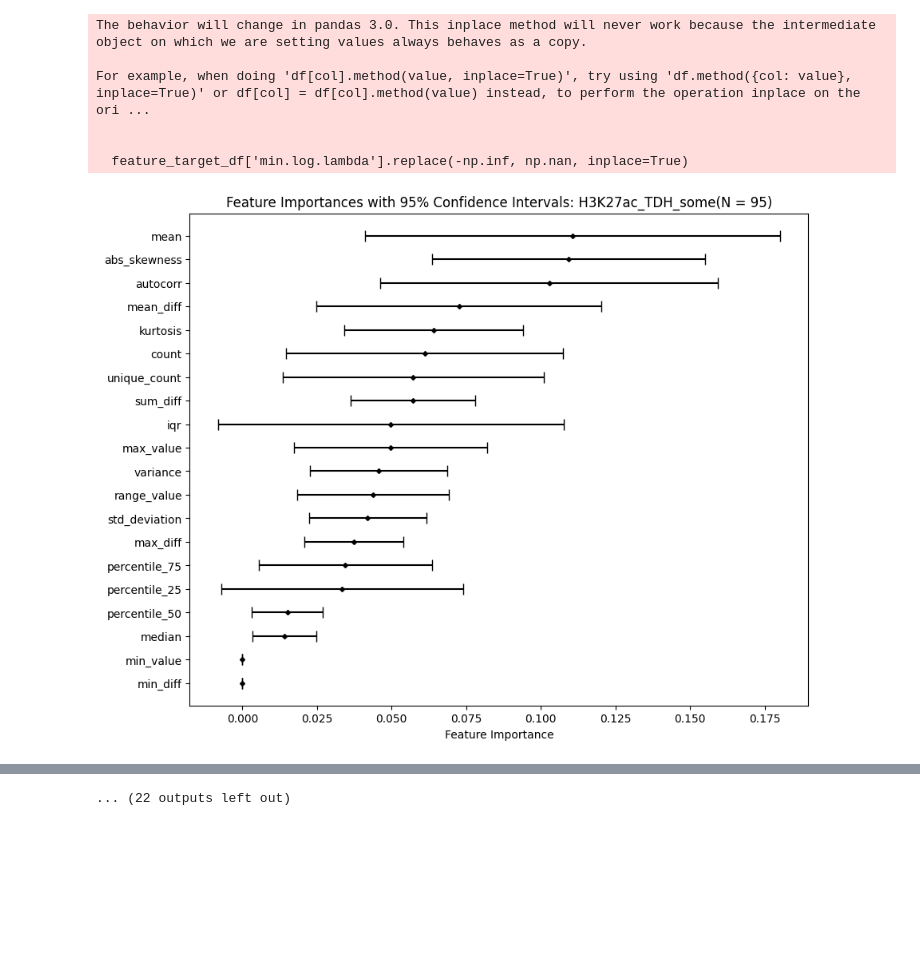
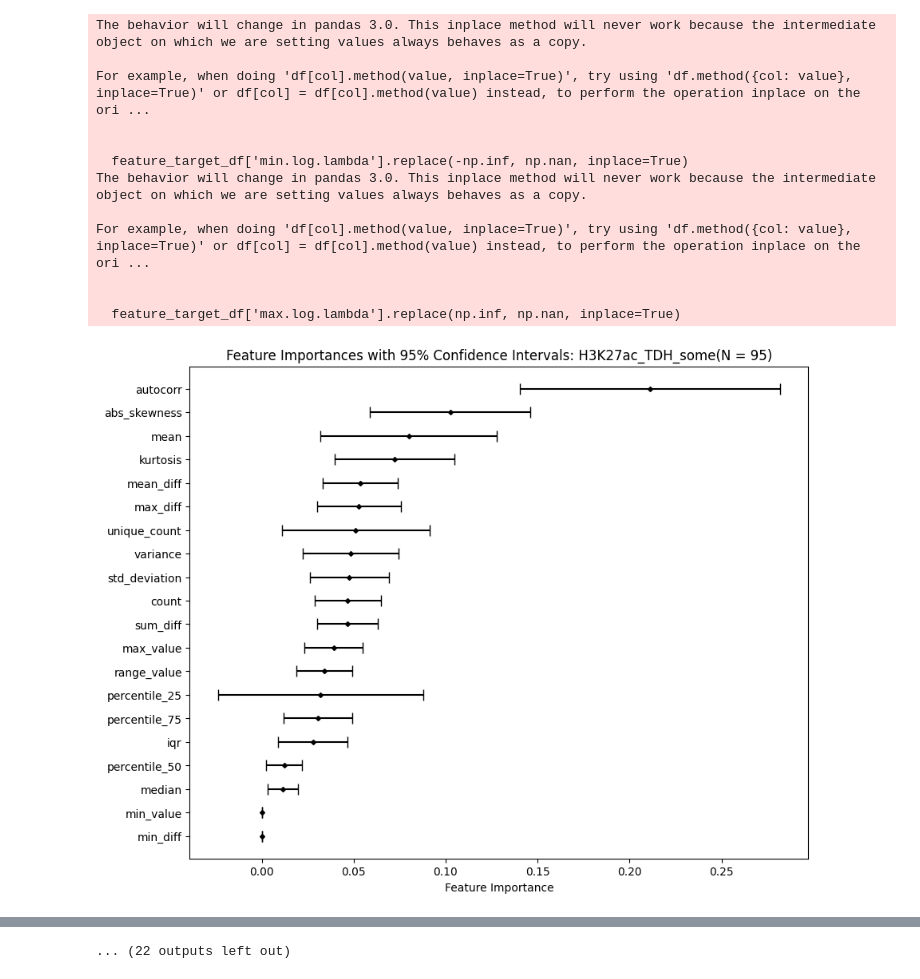
Before and after one commit to lamtung16/ML_ChangepointDetection_FeatureImportance, a Jupyter notebook: random_forest.ipynb, the cells around one changed output, grey strips where cells are left out. Cells and saved outputs as stored; diff of their text form; code cells hidden in the pictures; blank space fills up the shorter version.

```diff
--- a/random_forest.ipynb
+++ b/random_forest.ipynb
@@ -9,49 +9,71 @@ import os
 folder_path = 'data'
 datasets = [name for name in os.listdir(folder_path) if os.path.isdir(os.path.join(folder_path, name))]
 # %%
-# Load the dataset
 for dataset in datasets:
     feature_df = pd.read_csv('data/' + dataset + '/features.csv')
     target_df = pd.read_csv('data/' + dataset + '/target.csv')
 
     # Drop the specified columns from target_df
-    target_df_filtered = target_df.drop(columns=['sequenceID', 'max.log.lambda'])
+    target_df_filtered = target_df.drop(columns=['sequenceID'])
 
     # Concatenate feature_df and the filtered target_df
     feature_target_df = pd.concat([feature_df, target_df_filtered], axis=1)
 
-    # Replace -inf with NaN
+    # Replace -inf with NaN for 'min.log.lambda'
     feature_target_df['min.log.lambda'].replace(-np.inf, np.nan, inplace=True)
 
-    # Drop rows with NaN values in column 'min.log.lambda'
-    feature_target_df = feature_target_df.dropna(subset=['min.log.lambda'])
+    # Replace inf with NaN for 'max.log.lambda'
+    feature_target_df['max.log.lambda'].replace(np.inf, np.nan, inplace=True)
 
-    # Replace '#NAME?' with NaN
+    # Replace '#NAME?' with 0
     feature_target_df.replace('#NAME?', 0, inplace=True)
 
     X = feature_target_df[list(feature_target_df.columns)[1:21]]
-    y = feature_target_df['min.log.lambda']
 
-    # Create a Random Forest regressor
-    rf = RandomForestRegressor(n_estimators=100, random_state=42)
+    # Initialize arrays to store the importances for each bootstrap
+    n_bootstraps = 10
+    importances_min = np.zeros((n_bootstraps, X.shape[1]))
+    importances_max = np.zeros((n_bootstraps, X.shape[1]))
 
-    # Number of bootstrap samples
-    n_bootstraps = 100
+    # Bootstrapping for min.log.lambda
+    for i in range(n_bootstraps):
+        # Drop NaNs specific to min.log.lambda
+        df_min = feature_target_df.dropna(subset=['min.log.lambda'])
+        X_min = df_min[list(df_min.columns)[1:21]]
+        y_min = df_min['min.log.lambda']
 
-    # Initialize an array to store the importances for each bootstrap
-    importances = np.zeros((n_bootstraps, X.shape[1]))
+        X_resampled, y_resampled = resample(X_min, y_min)  # Create a bootstrap sample
+        rf_min = RandomForestRegressor(n_estimators=100, random_state=42)
+        rf_min.fit(X_resampled, y_resampled)           # Fit the model on the bootstrap sample
+        importances_min[i, :] = rf_min.feature_importances_ # Store the feature importances
 
-    # Bootstrapping
+    # Bootstrapping for max.log.lambda
     for i in range(n_bootstraps):
-        X_resampled, y_resampled = resample(X, y)    # Create a bootstrap sample
-        rf.fit(X_resampled, y_resampled)             # Fit the model on the bootstrap sample
-        importances[i, :] = rf.feature_importances_  # Store the feature importances
+        # Drop NaNs specific to max.log.lambda
+        df_max = feature_target_df.dropna(subset=['max.log.lambda'])
+        X_max = df_max[list(df_max.columns)[1:21]]
+        y_max = df_max['max.log.lambda']
 
-    # Calculate the mean importance and the confidence intervals
-    mean_importances = np.mean(importances, axis=0)
-    std_importances = np.std(importances, axis=0)
-    lower_bound = mean_importances - std_importances
-    upper_bound = mean_importances + std_importances
+        X_resampled, y_resampled = resample(X_max, y_max)  # Create a bootstrap sample
+        rf_max = RandomForestRegressor(n_estimators=100, random_state=42)
+        rf_max.fit(X_resampled, y_resampled)           # Fit the model on the bootstrap sample
+        importances_max[i, :] = rf_max.feature_importances_ # Store the feature importances
+
+    # Calculate the mean importances and confidence intervals for both targets
+    mean_importances_min = np.mean(importances_min, axis=0)
+    std_importances_min = np.std(importances_min, axis=0)
+    lower_bound_min = mean_importances_min - std_importances_min
+    upper_bound_min = mean_importances_min + std_importances_min
+
+    mean_importances_max = np.mean(importances_max, axis=0)
+    std_importances_max = np.std(importances_max, axis=0)
+    lower_bound_max = mean_importances_max - std_importances_max
+    upper_bound_max = mean_importances_max + std_importances_max
+
+    # Average the feature importances and confidence intervals
+    mean_importances = (mean_importances_min + mean_importances_max) / 2
+    lower_bound = (lower_bound_min + lower_bound_max) / 2
+    upper_bound = (upper_bound_min + upper_bound_max) / 2
 
     # Sort the indices based on mean_importances
     sorted_indices = np.argsort(mean_importances)
@@ -65,10 +87,10 @@ for dataset in datasets:
     plt.figure(figsize=(10, 8))
     plt.errorbar(sorted_mean_importances, sorted_features,
                 xerr=[sorted_mean_importances - sorted_lower_bound,
-                    sorted_upper_bound - sorted_mean_importances],
+                      sorted_upper_bound - sorted_mean_importances],
                 fmt='D', color='black', ecolor='black', capsize=5, markersize=3)
     plt.xlabel('Feature Importance')
-    plt.title('Feature Importances with 95% Confidence Intervals' + ": " + dataset + "(N = " + str(target_df.shape[0]) + ")")
+    plt.title('Feature Importances with 95% Confidence Intervals' + ": " + dataset + "(N = " + str(feature_target_df.shape[0]) + ")")
     plt.savefig("figs/random_forest_" + dataset + ".png")
     plt.show()
 
@@ -112,10 +158,16 @@ For example, when doing 'df[col].method(value, inplace=True)', try using 'df.met
 The behavior will change in pandas 3.0. This inplace method will never work because the intermediate object on which we are setting values always behaves as a copy.
 
 For example, when doing 'df[col].method(value, inplace=True)', try using 'df.method({col: value}, inplace=True)' or df[col] = df[col].method(value) instead, to perform the operation inplace on the ori ...
 
 
   feature_target_df['min.log.lambda'].replace(-np.inf, np.nan, inplace=True)
+The behavior will change in pandas 3.0. This inplace method will never work because the intermediate object on which we are setting values always behaves as a copy.
+
+For example, when doing 'df[col].method(value, inplace=True)', try using 'df.method({col: value}, inplace=True)' or df[col] = df[col].method(value) instead, to perform the operation inplace on the ori ...
+
+
+  feature_target_df['max.log.lambda'].replace(np.inf, np.nan, inplace=True)
-[figure, old version]
+[figure, new version]
 The behavior will change in pandas 3.0. This inplace method will never work because the intermediate object on which we are setting values always behaves as a copy.
 
 For example, when doing 'df[col].method(value, inplace=True)', try using 'df.method({col: value}, inplace=True)' or df[col] = df[col].method(value) instead, to perform the operation inplace on the ori ...
```
Also changed, not shown: parts of 1 cell of this notebook, 51 other files.
